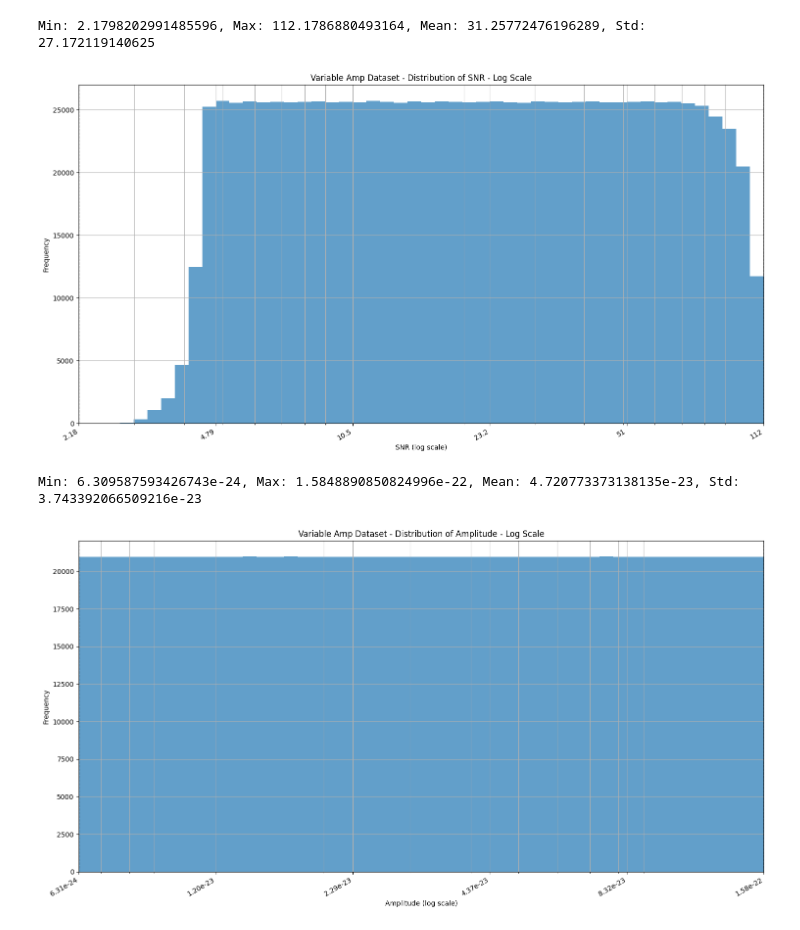
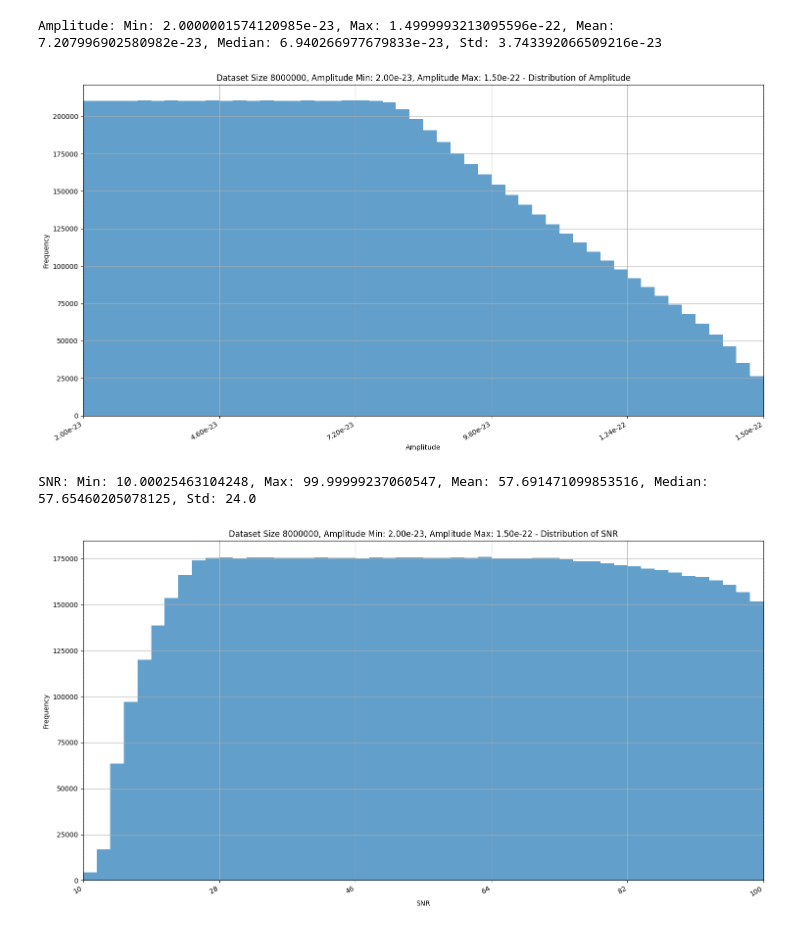
Before and after one commit to TristanDonze/gb-dataset-gen, a Jupyter notebook: examples/visualize_dataset.ipynb, the cells around one changed output. Cells and saved outputs as stored; diff of their text form; code cells hidden in the pictures.

```diff
--- a/examples/visualize_dataset.ipynb
+++ b/examples/visualize_dataset.ipynb
@@ -6,10 +6,3 @@ import h5py
 import matplotlib.pyplot as plt
 import numpy as np
 import os
-# %%
-file_path = "../data/synthetic_dataset/dataset_2M_amp_2_8e-23_4_5e-23_snr_10_50_difficulty_1/dataset.hdf5" # Keys : 'params', 'waveforms'
-params = {}
-with h5py.File(file_path, "r") as f:
-    waveforms = f["waveforms"][:]
-    for key, value in f['params'].items():
-        params[key] = value[:]
@@ -83,7 +57,0 @@ Min: 2.8183832353779204e-23, Max: 4.4668355767595083e-23, Mean: 3.57956995341069
-# %%
-file_path = "../data/synthetic_dataset/dataset_1M_variable_amp.hdf5" # Keys : 'params', 'waveforms'
-params = {}
-with h5py.File(file_path, "r") as f:
-    waveforms = f["waveforms"][:]
-    for key, value in f['params'].items():
-        params[key] = value[:]
@@ -108,8 +58,22 @@ Min: 6.309587593426743e-24, Max: 1.5848890850824996e-22, Mean: 4.720773373138135
-# %%
-plot_histogram(params['snr'], "Variable Amp Dataset - Distribution of SNR - Log Scale", "SNR", use_log=True)
-plot_histogram(params['amp'], "Variable Amp Dataset - Distribution of Amplitude - Log Scale", "Amplitude", use_log=True)
-# %% [output]
-Min: 2.1798202991485596, Max: 112.1786880493164, Mean: 31.25772476196289, Std: 27.172119140625
-[figure, removed]
-Min: 6.309587593426743e-24, Max: 1.5848890850824996e-22, Mean: 4.720773373138135e-23, Std: 3.743392066509216e-23
-[figure, removed]
+# %%
+def load_and_plot_amp_snr(file_path):
+    params = {}
+    with h5py.File(file_path, "r") as f:
+        for key, value in f['params'].items():
+            if key in ["amp", "snr"]:
+                params[key] = value[:]
+
+    min_amp = params['amp'].min()
+    max_amp = params['amp'].max()
+    size = params['amp'].shape[0]
+
+    plot_histogram(params['amp'], f"Dataset Size {size}, Amplitude Min: {min_amp:.2e}, Amplitude Max: {max_amp:.2e} - Distribution of Amplitude", "Amplitude", use_log=False)
+    plot_histogram(params['snr'], f"Dataset Size {size}, Amplitude Min: {min_amp:.2e}, Amplitude Max: {max_amp:.2e} - Distribution of SNR", "SNR", use_log=False)
+# %%
+file_path = "../data/synthetic_dataset/dataset_8M_2.0e-23_1.5e-22_filtering_True_10_100_difficulty_1/dataset.hdf5"
+load_and_plot_amp_snr(file_path)
+# %% [output]
+Amplitude: Min: 2.0000001574120985e-23, Max: 1.4999993213095596e-22, Mean: 7.207996902580982e-23, Median: 6.940266977679833e-23, Std: 3.743392066509216e-23
+[figure, added]
+SNR: Min: 10.00025463104248, Max: 99.99999237060547, Mean: 57.691471099853516, Median: 57.65460205078125, Std: 24.0
+[figure, added]
```
Also changed, not shown: parts of 7 cells of this notebook.
